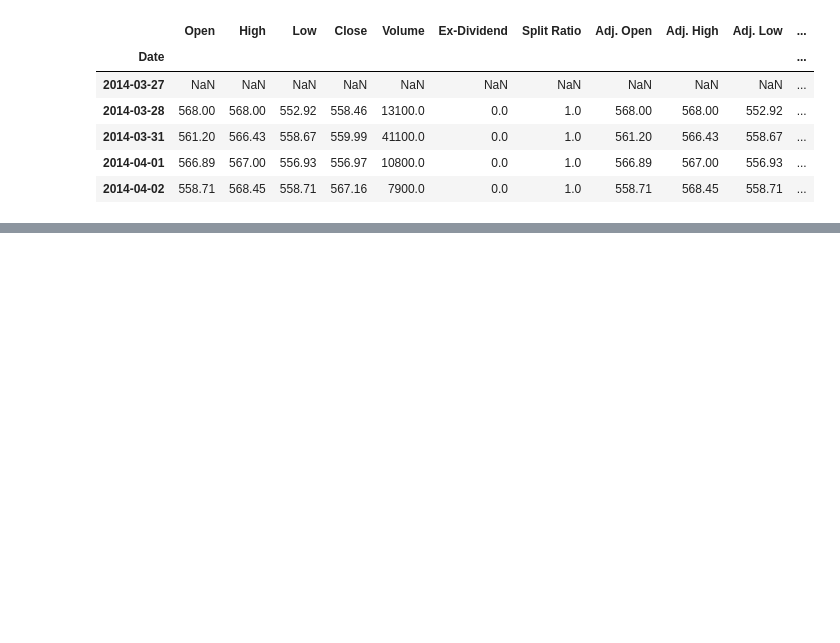
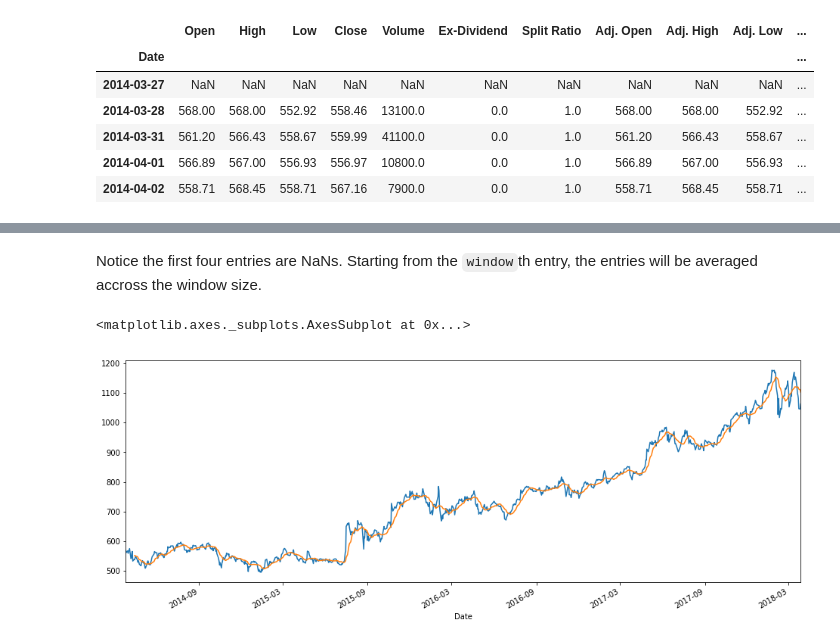
Before and after one commit to maykulkarni/algo_trading, a Jupyter notebook: Collecting Data and Basic Operations.ipynb, the cells around one changed output, grey strips where cells are left out. Saved outputs shown, nothing was run; the diff lists cells and outputs as text; code cells hidden in the pictures; blank space fills up the shorter version.

```diff
--- a/Collecting Data and Basic Operations.ipynb
+++ b/Collecting Data and Basic Operations.ipynb
@@ -8,7 +8,8 @@ import numpy as np
 from datetime import datetime
 %matplotlib inline
 
-quandl.ApiConfig.api_key = 'nFqpxXnQTs-ge9yK-STT'
+# Enter your quandl API key here
+quandl.ApiConfig.api_key = open("quandl_code", "r").read()
 # %% [markdown]
 ### Collect for Google stock prices
 # %%
@@ -69,0 +90,8 @@ Everything has been shifted down, and the last entry is lost. You can similarly
+# %% [markdown]
+Notice the first four entries are NaNs. Starting from the `window`th entry, the entries will be averaged accross the window size.
+# %%
+goog["Open"].plot()
+goog.rolling(window=14).mean()["Close"].plot(figsize=(16, 6))
+# %% [output]
+<matplotlib.axes._subplots.AxesSubplot at 0x...>
+[figure, added]
```
Also changed, not shown: parts of 6 cells of this notebook.
